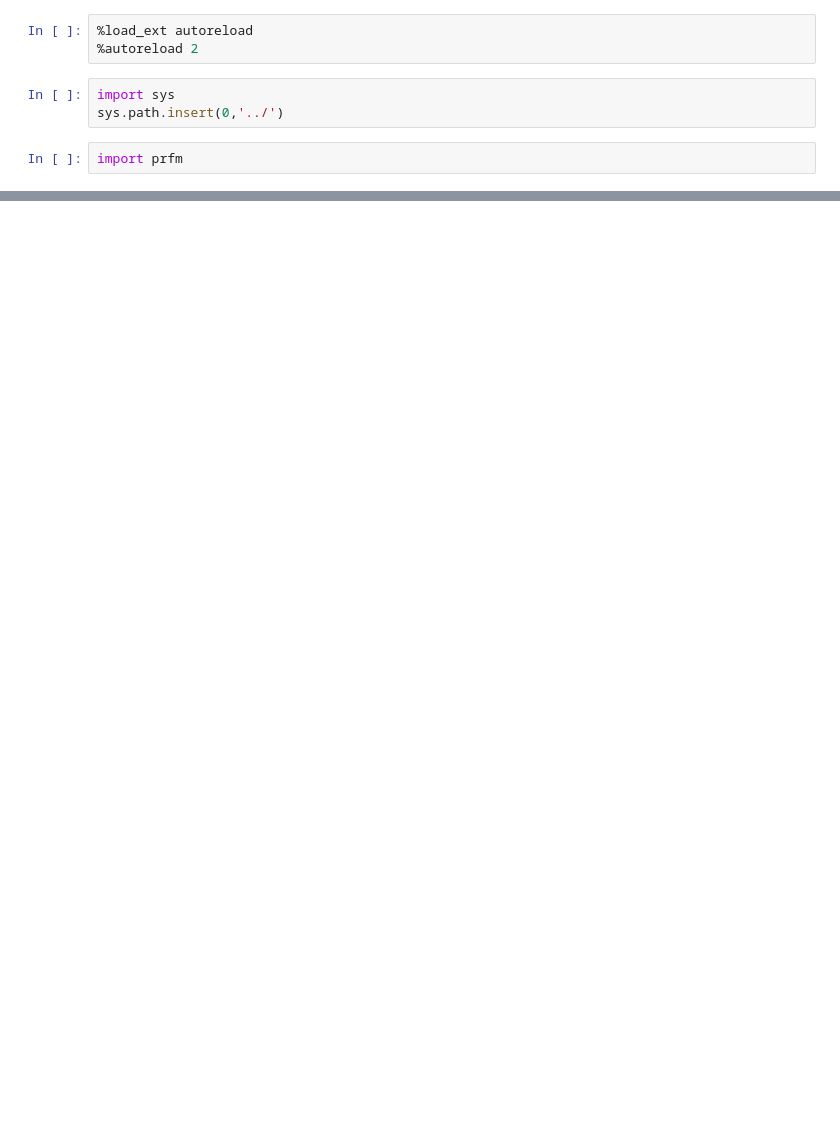
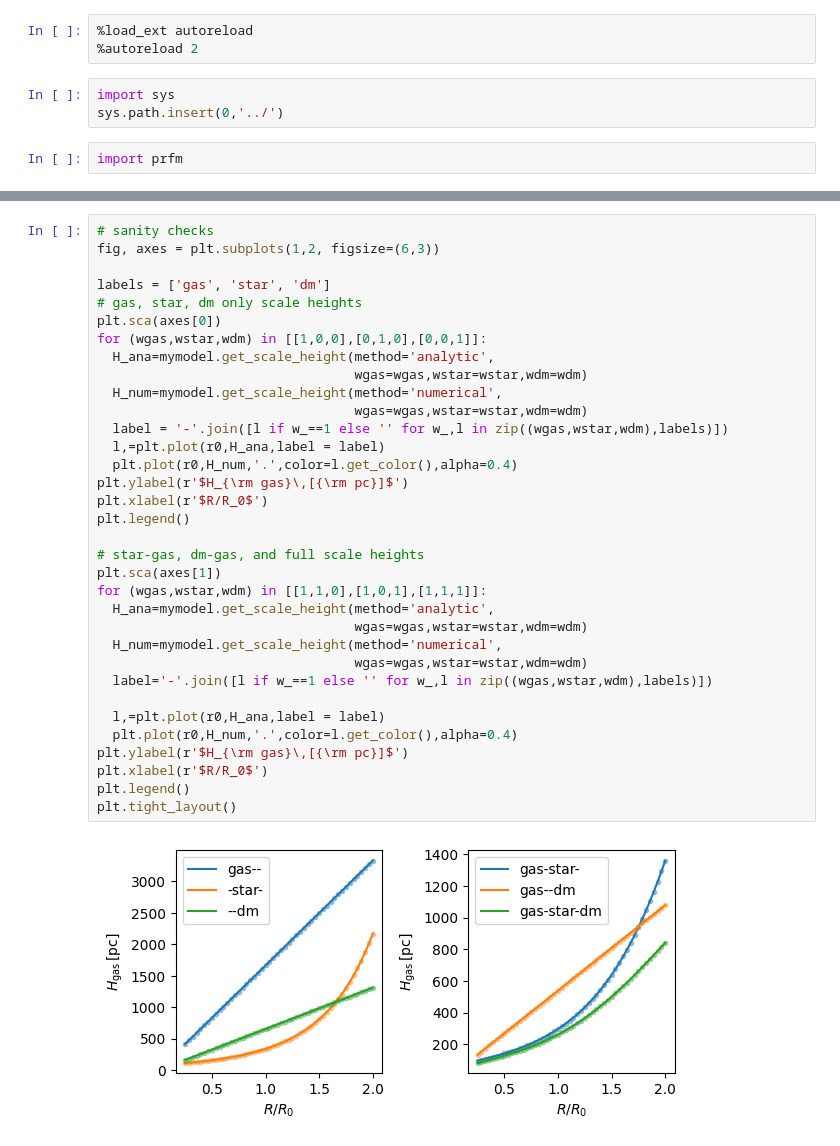
Before and after one commit to changgoo/PRFM, a Jupyter notebook: temporary/test.ipynb, the cells around one changed output, grey strips where cells are left out. Drawn from its saved outputs; the diff is of its cells as text; blank space fills up the shorter version.

```diff
--- a/temporary/test.ipynb
+++ b/temporary/test.ipynb
@@ -33,0 +70,36 @@ $1.9884099 \times 10^{30} \; \mathrm{kg}$
+# %%
+# sanity checks
+fig, axes = plt.subplots(1,2, figsize=(6,3))
+
+labels = ['gas', 'star', 'dm']
+# gas, star, dm only scale heights
+plt.sca(axes[0])
+for (wgas,wstar,wdm) in [[1,0,0],[0,1,0],[0,0,1]]:
+  H_ana=mymodel.get_scale_height(method='analytic',
+                                 wgas=wgas,wstar=wstar,wdm=wdm)
+  H_num=mymodel.get_scale_height(method='numerical',
+                                 wgas=wgas,wstar=wstar,wdm=wdm)
+  label = '-'.join([l if w_==1 else '' for w_,l in zip((wgas,wstar,wdm),labels)])
+  l,=plt.plot(r0,H_ana,label = label)
+  plt.plot(r0,H_num,'.',color=l.get_color(),alpha=0.4)
+plt.ylabel(r'$H_{\rm gas}\,[{\rm pc}]$')
+plt.xlabel(r'$R/R_0$')
+plt.legend()
+
+# star-gas, dm-gas, and full scale heights
+plt.sca(axes[1])
+for (wgas,wstar,wdm) in [[1,1,0],[1,0,1],[1,1,1]]:
+  H_ana=mymodel.get_scale_height(method='analytic',
+                                 wgas=wgas,wstar=wstar,wdm=wdm)
+  H_num=mymodel.get_scale_height(method='numerical',
+                                 wgas=wgas,wstar=wstar,wdm=wdm)
+  label='-'.join([l if w_==1 else '' for w_,l in zip((wgas,wstar,wdm),labels)])
+
+  l,=plt.plot(r0,H_ana,label = label)
+  plt.plot(r0,H_num,'.',color=l.get_color(),alpha=0.4)
+plt.ylabel(r'$H_{\rm gas}\,[{\rm pc}]$')
+plt.xlabel(r'$R/R_0$')
+plt.legend()
+plt.tight_layout()
+# %% [output]
+[figure, added]
```
Also changed, not shown: parts of 15 cells of this notebook, 4 other files.
